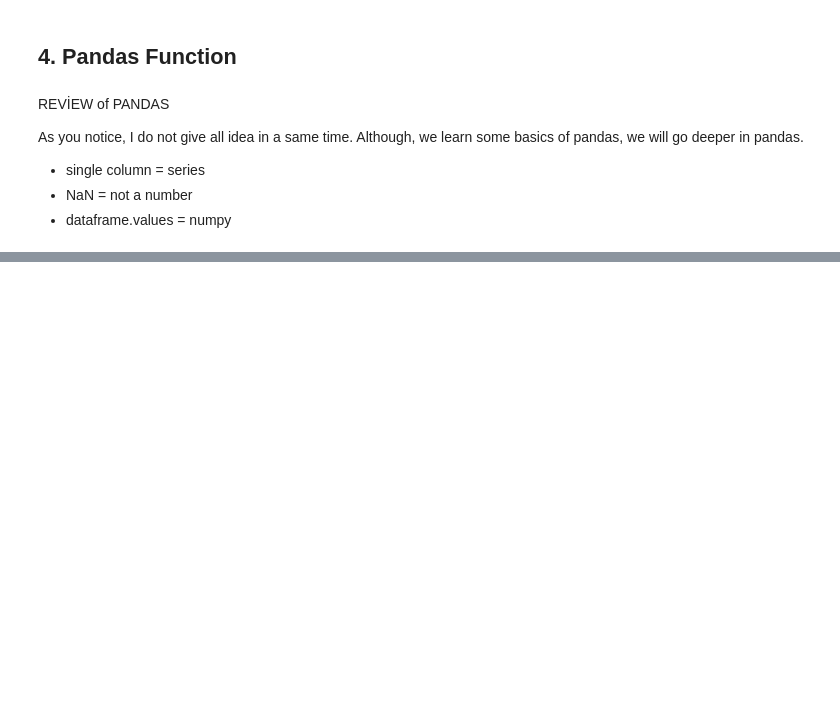
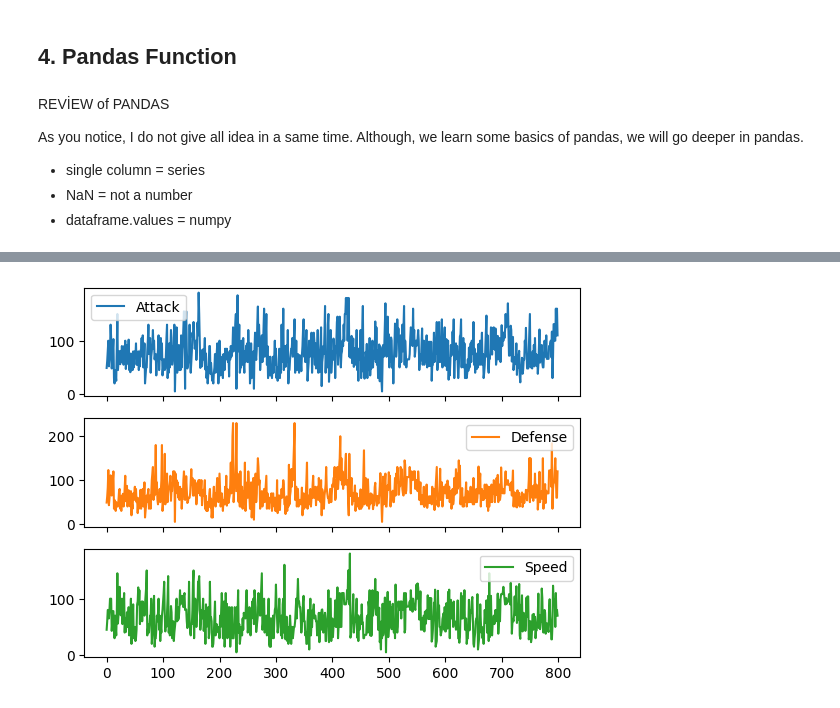
Before and after one commit to TOM-TITO-coder/data_science_first_step, a Jupyter notebook: python-ds/intro.ipynb, the cells around one changed output, grey strips where cells are left out. Saved outputs shown, nothing was run; the diff lists cells and outputs as text; code cells hidden in the pictures; blank space fills up the shorter version.

```diff
--- a/python-ds/intro.ipynb
+++ b/python-ds/intro.ipynb
@@ -947,0 +999,6 @@ BUILDING DATA FRAMES FROM SCRATCH
+# %%
+# subplots
+data1.plot(subplots=True)
+plt.show()
+# %% [output]
+[figure, added]
```
Also changed, not shown: parts of 64 cells of this notebook, 1 other file.
